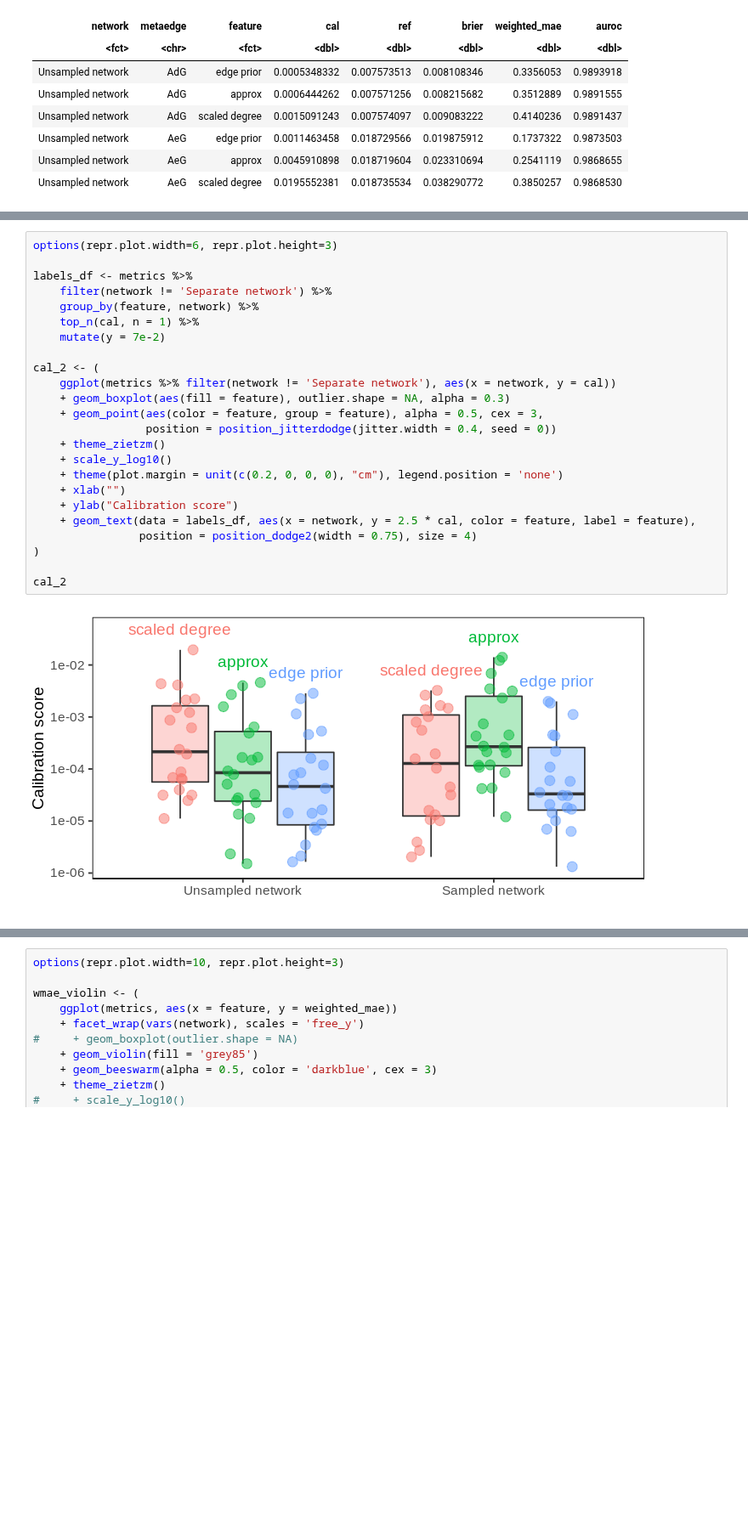
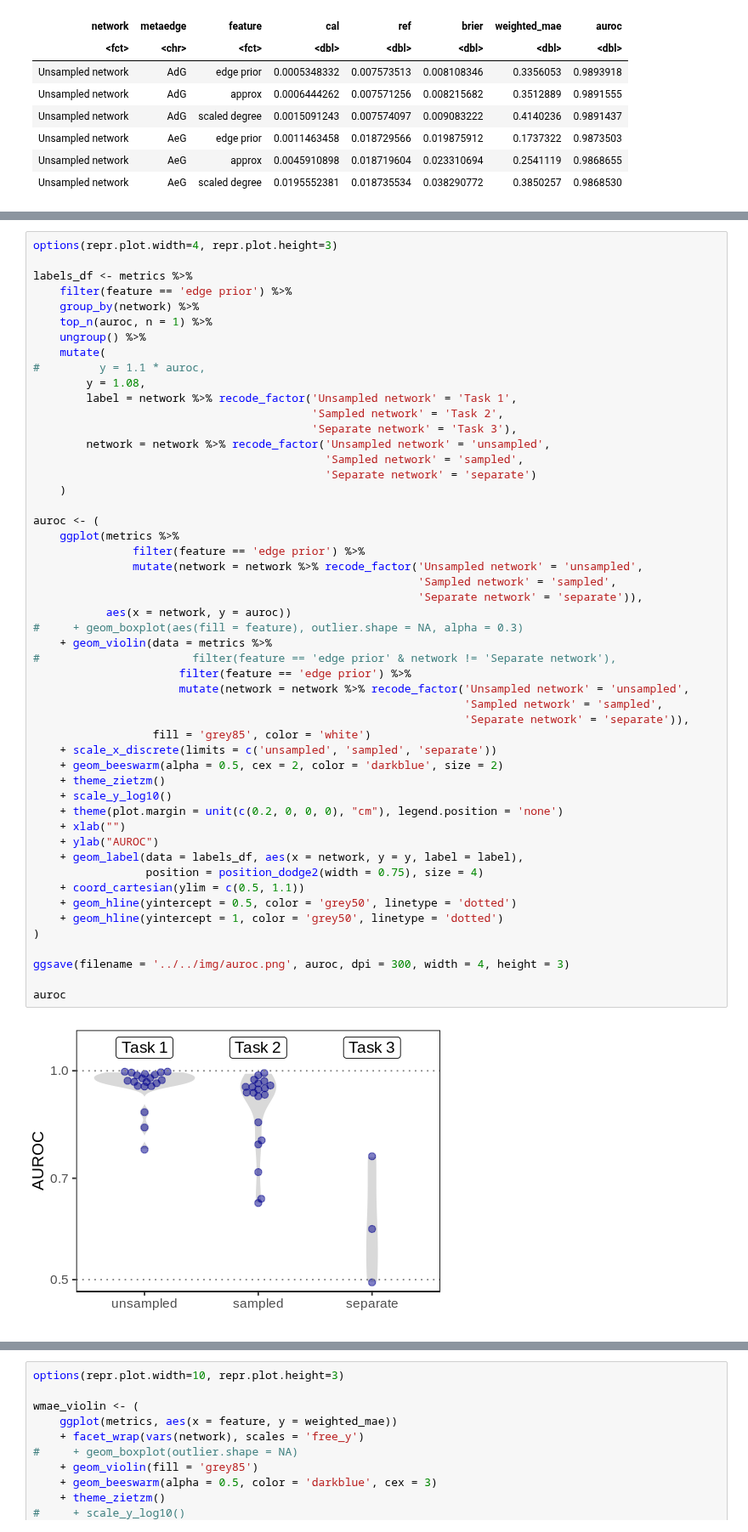
Before and after one commit to greenelab/xswap-analysis, a Jupyter notebook: nb/5.fig3.calibration/plot_calibration.ipynb, the cells around one changed output, grey strips where cells are left out. Shown at 85% size. Saved outputs shown, nothing was run; the diff lists cells and outputs as text; blank space fills up the shorter version.

Commit message:
Update figures

```diff
--- a/nb/5.fig3.calibration/plot_calibration.ipynb
+++ b/nb/5.fig3.calibration/plot_calibration.ipynb
@@ -176,26 +227,53 @@ cal_3
 # %%
-options(repr.plot.width=6, repr.plot.height=3)
+options(repr.plot.width=4, repr.plot.height=3)
 
 labels_df <- metrics %>%
-    filter(network != 'Separate network') %>%
-    group_by(feature, network) %>%
-    top_n(cal, n = 1) %>%
-    mutate(y = 7e-2)
+    filter(feature == 'edge prior') %>%
+    group_by(network) %>%
+    top_n(auroc, n = 1) %>%
+    ungroup() %>%
+    mutate(
+#         y = 1.1 * auroc,
+        y = 1.08,
+        label = network %>% recode_factor('Unsampled network' = 'Task 1',
+                                          'Sampled network' = 'Task 2',
+                                          'Separate network' = 'Task 3'),
+        network = network %>% recode_factor('Unsampled network' = 'unsampled',
+                                            'Sampled network' = 'sampled',
+                                            'Separate network' = 'separate')
+    )
 
-cal_2 <- (
-    ggplot(metrics %>% filter(network != 'Separate network'), aes(x = network, y = cal))
-    + geom_boxplot(aes(fill = feature), outlier.shape = NA, alpha = 0.3)
-    + geom_point(aes(color = feature, group = feature), alpha = 0.5, cex = 3,
-                 position = position_jitterdodge(jitter.width = 0.4, seed = 0))
+auroc <- (
+    ggplot(metrics %>%
+               filter(feature == 'edge prior') %>%
+               mutate(network = network %>% recode_factor('Unsampled network' = 'unsampled',
+                                                          'Sampled network' = 'sampled',
+                                                          'Separate network' = 'separate')),
+           aes(x = network, y = auroc))
+#     + geom_boxplot(aes(fill = feature), outlier.shape = NA, alpha = 0.3)
+    + geom_violin(data = metrics %>%
+#                       filter(feature == 'edge prior' & network != 'Separate network'),
+                      filter(feature == 'edge prior') %>%
+                      mutate(network = network %>% recode_factor('Unsampled network' = 'unsampled',
+                                                                 'Sampled network' = 'sampled',
+                                                                 'Separate network' = 'separate')),
+                  fill = 'grey85', color = 'white')
+    + scale_x_discrete(limits = c('unsampled', 'sampled', 'separate'))
+    + geom_beeswarm(alpha = 0.5, cex = 2, color = 'darkblue', size = 2)
     + theme_zietzm()
     + scale_y_log10()
     + theme(plot.margin = unit(c(0.2, 0, 0, 0), "cm"), legend.position = 'none')
     + xlab("")
-    + ylab("Calibration score")
-    + geom_text(data = labels_df, aes(x = network, y = 2.5 * cal, color = feature, label = feature),
-                position = position_dodge2(width = 0.75), size = 4)
+    + ylab("AUROC")
+    + geom_label(data = labels_df, aes(x = network, y = y, label = label),
+                 position = position_dodge2(width = 0.75), size = 4)
+    + coord_cartesian(ylim = c(0.5, 1.1))
+    + geom_hline(yintercept = 0.5, color = 'grey50', linetype = 'dotted')
+    + geom_hline(yintercept = 1, color = 'grey50', linetype = 'dotted')
 )
 
-cal_2
+ggsave(filename = '../../img/auroc.png', auroc, dpi = 300, width = 4, height = 3)
+
+auroc
 # %% [output]
-[figure, old version]
+[figure, new version]
```
Also changed, not shown: parts of 7 cells of this notebook, 2 other files.
